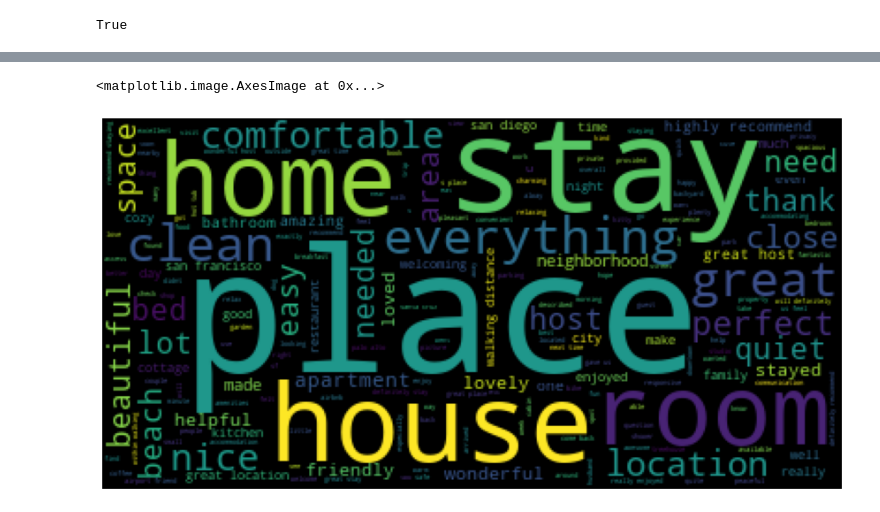
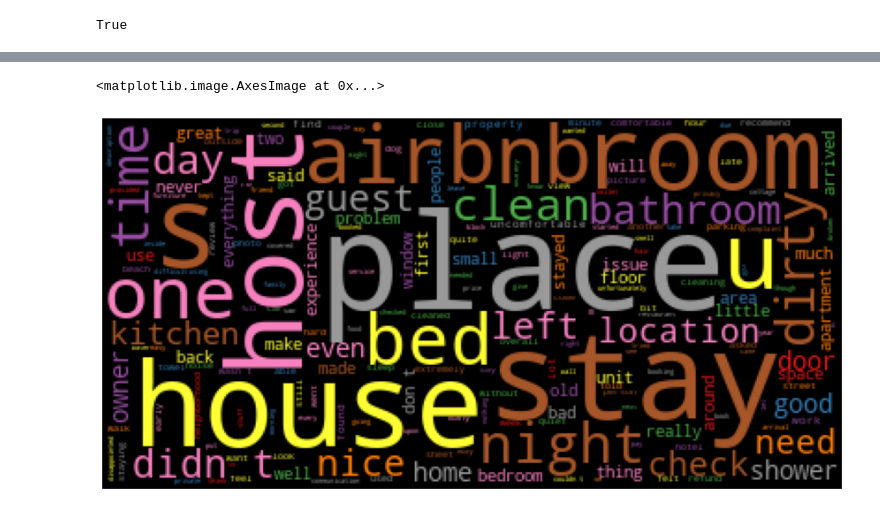
Before and after one commit to kamalova/Airbnb-Recommendation-Engine-NLP, a Jupyter notebook: dataload_EDA.ipynb, the cells around one changed output, grey strips where cells are left out. Drawn from its saved outputs; the diff is of its cells as text; code cells hidden in the pictures.

```diff
--- a/dataload_EDA.ipynb
+++ b/dataload_EDA.ipynb
@@ -419,5 +432,7 @@ df_reviews[df_reviews['sentiment_type']=='Neutral'][:10].style.bar(subset=['pola
+# %%
+discard = ["is an automated posting"]
 # %%
-df_reviews = df_reviews[~df_reviews['comments'].str.endswith(('is an automated posting'))]
+df_reviews = df_reviews[df_reviews['comments'].str.contains('|'.join(discard))]
 # %%
 df_reviews[df_reviews['sentiment_type']=='Neutral'][:15].style.bar(subset=['polarity'], align='mid', color=['#d65f5f', '#5fba7d'])
 # %% [output]
@@ -448,10 +462,9 @@ neg_reviews =  ''.join(neg_reviews['comments'])
 # %%
-from wordcloud.wordcloud import STOPWORDS
-pos_wordcloud = WordCloud(stopwords=set(STOPWORDS)).generate(pos_reviews)
+neg_wordcloud = WordCloud(stopwords=set(STOPWORDS),repeat=False, colormap='Set1', background_color="black").generate(neg_reviews)
 
 plt.figure(figsize=(15,10))
 plt.axis('off')
-plt.imshow(pos_wordcloud)
+plt.imshow(neg_wordcloud)
 # %% [output]
 <matplotlib.image.AxesImage at 0x...>
-[figure, old version]
+[figure, new version]
```
Also changed, not shown: parts of 33 cells of this notebook.
